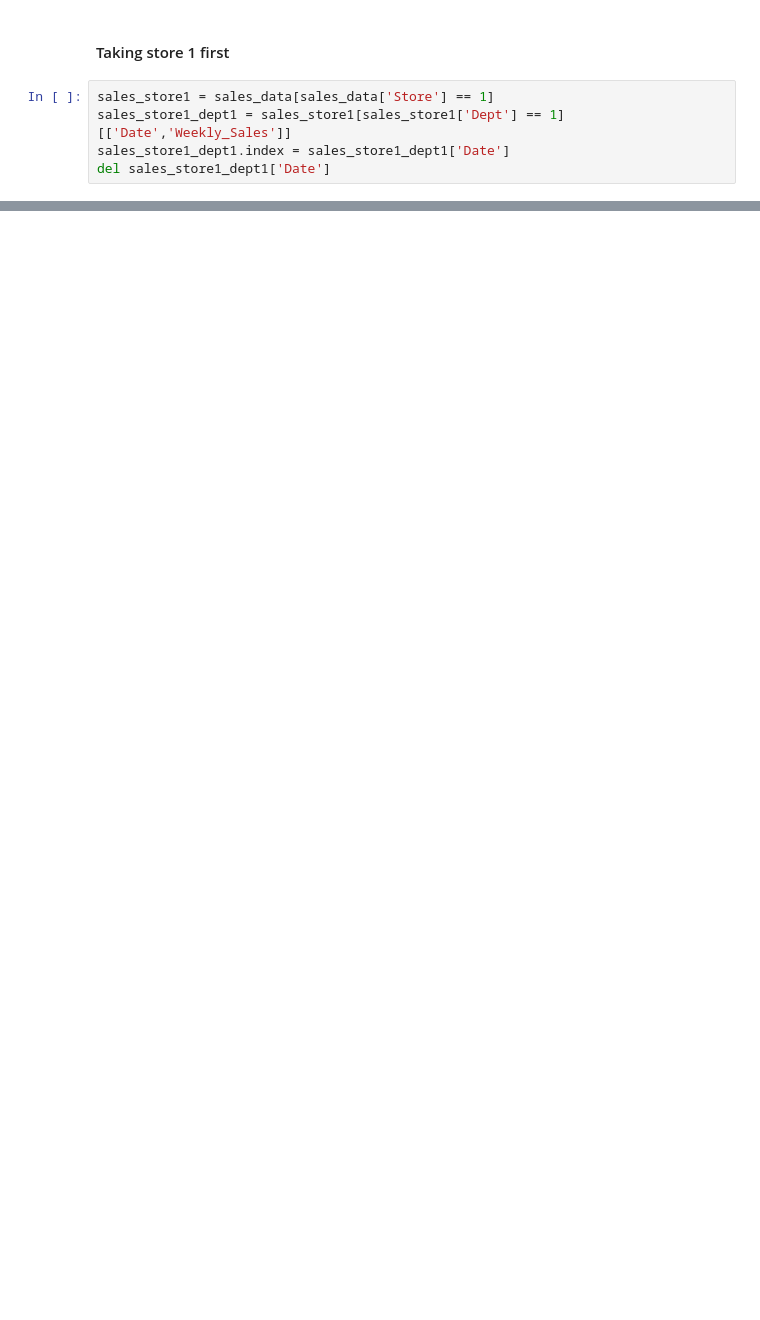
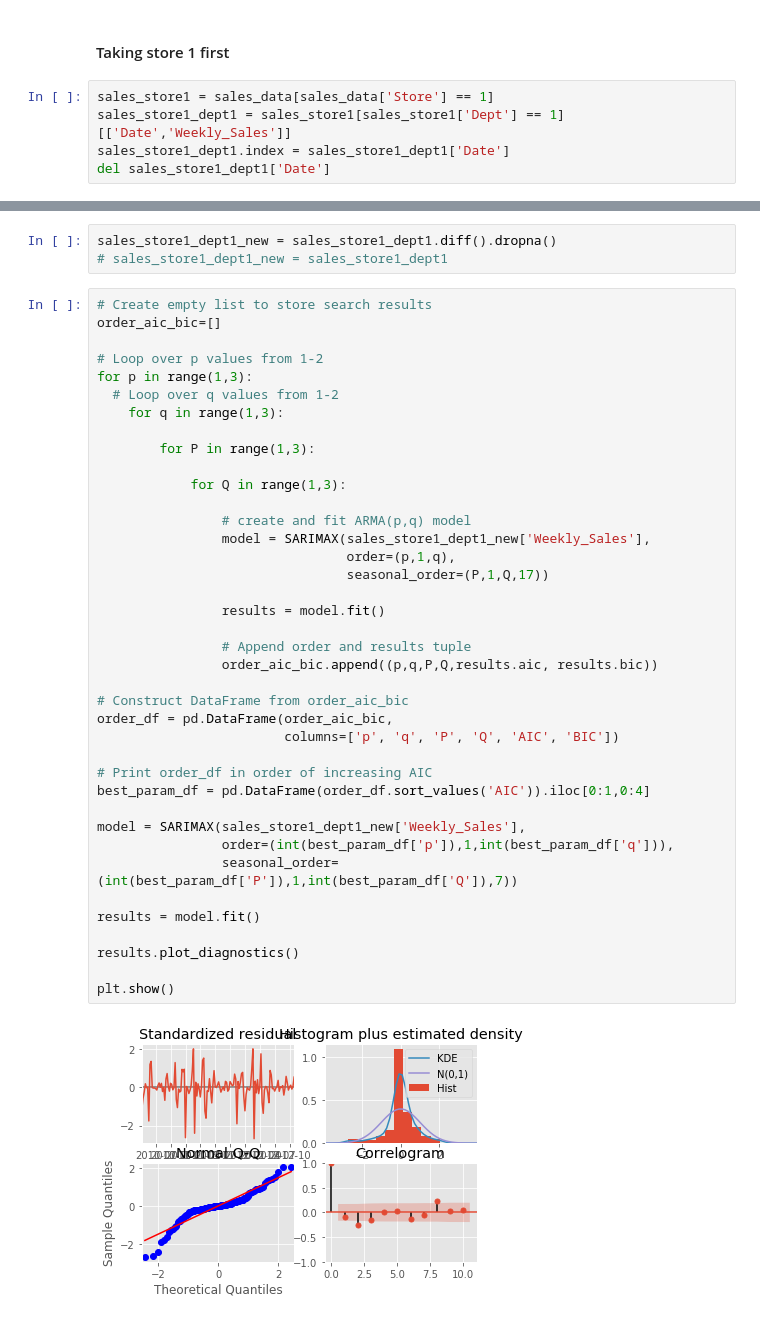
Before and after one commit to sagnikrana/Sales-Forecasting, a Jupyter notebook: Sales Forecasting.ipynb, the cells around one changed output, grey strips where cells are left out. Drawn from its saved outputs; the diff is of its cells as text; blank space fills up the shorter version.

```diff
--- a/Sales Forecasting.ipynb
+++ b/Sales Forecasting.ipynb
@@ -218,0 +193,44 @@ No frequency information was provided, so inferred frequency W-FRI will be used.
+# %%
+sales_store1_dept1_new = sales_store1_dept1.diff().dropna()
+# sales_store1_dept1_new = sales_store1_dept1
+# %%
+# Create empty list to store search results
+order_aic_bic=[]
+
+# Loop over p values from 1-2
+for p in range(1,3):
+  # Loop over q values from 1-2
+    for q in range(1,3):
+
+        for P in range(1,3):
+
+            for Q in range(1,3):
+
+                # create and fit ARMA(p,q) model
+                model = SARIMAX(sales_store1_dept1_new['Weekly_Sales'],
+                                order=(p,1,q),
+                                seasonal_order=(P,1,Q,17))
+
+                results = model.fit()
+
+                # Append order and results tuple
+                order_aic_bic.append((p,q,P,Q,results.aic, results.bic))
+
+# Construct DataFrame from order_aic_bic
+order_df = pd.DataFrame(order_aic_bic,
+                        columns=['p', 'q', 'P', 'Q', 'AIC', 'BIC'])
+
+# Print order_df in order of increasing AIC
+best_param_df = pd.DataFrame(order_df.sort_values('AIC')).iloc[0:1,0:4]
+
+model = SARIMAX(sales_store1_dept1_new['Weekly_Sales'],
+                order=(int(best_param_df['p']),1,int(best_param_df['q'])),
+                seasonal_order=(int(best_param_df['P']),1,int(best_param_df['Q']),7))
+
+results = model.fit()
+
+results.plot_diagnostics()
+
+plt.show()
+# %% [output]
+[figure, added]
```
Also changed, not shown: parts of 41 cells of this notebook, 1 other file.
